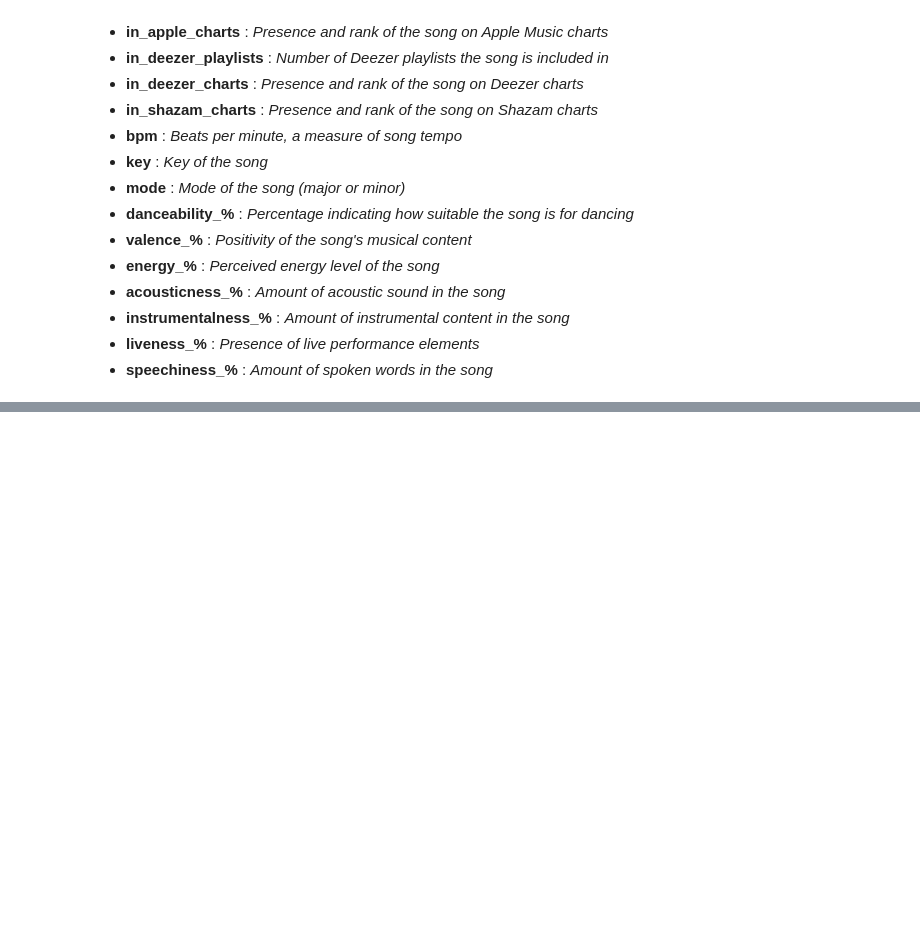
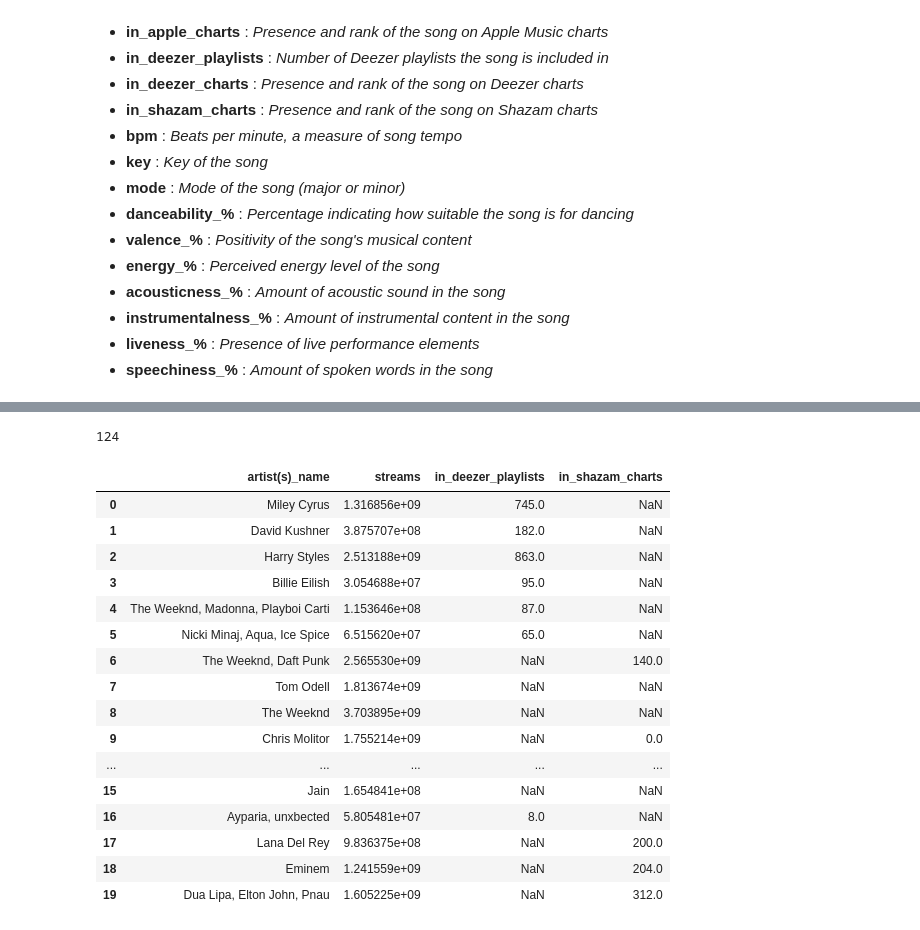
Before and after one commit to willablackmon/spotify_playlist_analysis, a Jupyter notebook: spotify_2023_data.ipynb, the cells around one changed output, grey strips where cells are left out. Drawn from its saved outputs; the diff is of its cells as text; code cells hidden in the pictures; blank space fills up the shorter version.

```diff
--- a/spotify_2023_data.ipynb
+++ b/spotify_2023_data.ipynb
@@ -130,0 +84,18 @@ None
+# %%
+#######################################
+# Convert three columns of objects to numeric:
+# errors='coerce' argument will replace all non-numeric values with NaN.)
+#######################################
+df_clean = df.copy()
+
+cols = ['streams','in_deezer_playlists','in_shazam_charts']
+df_clean[cols] = df_clean[cols].apply(pd.to_numeric, errors='coerce')
+# df_clean[cols] = pd.to_numeric(df_clean[cols],errors='coerce')
+
+###################################
+# Convert four columns of objects to strings:
+###################################
+str_cols = ['track_name','artist(s)_name','key','mode']
+df_clean[str_cols] = df_clean[str_cols].astype('string')
+
+display(df_clean.info())
@@ -130,0 +140,30 @@ None
+# %%
+############################################
+# Investigate rows with missing values
+############################################
+display(df_clean.isna().sum())
+
+# By calling any() on result of isnull(), check if each row and column contains
+# at least one NaN. Axis=1: applied to rows.
+
+# Use the any() method that returns True if there is at least one True in each row/column.
+# By default, it is applied to columns. If axis=1, it is applied to rows.
+display(df_clean.isnull().any(axis = 1).sum())
+
+# isnull() is an alias for isna(), and both are used interchangeably
+na_data = df_clean[df_clean.isna().any(axis=1)]
+# null_data = df_clean[df_clean.isnull().any(axis=1)]
+display(na_data[["artist(s)_name", "streams", "in_deezer_playlists", "in_shazam_charts"]].reset_index(drop=True).head(20))
+# display(null_data[["artist(s)_name", "streams", "in_deezer_playlists", "in_shazam_charts"]].reset_index().head(20))
+
+# df_issues = pd.isna(df_clean[["streams".])
+# display(df_clean[df_issues])
+# df_issues = pd.isna(df_clean["in_deezer_playlists"])
+# display(df_clean[df_issues])
+# df_issues = pd.isna(df_clean["in_shazam_charts"])
+# display(df_clean[df_issues])
+
+# dropna()  remove rows/columns containing missing values.
+# remove rows and columns where all values are NaN.
+# df2 = df.dropna(how='all').dropna(how='all', axis=1)
+# %% [output]
@@ -130,0 +187,18 @@ None
+124
+|  | artist(s)_name | streams | in_deezer_playlists | in_shazam_charts |
+| 0 | Miley Cyrus | 1.316856e+09 | 745.0 | NaN |
+| 1 | David Kushner | 3.875707e+08 | 182.0 | NaN |
+| 2 | Harry Styles | 2.513188e+09 | 863.0 | NaN |
+| 3 | Billie Eilish | 3.054688e+07 | 95.0 | NaN |
+| 4 | The Weeknd, Madonna, Playboi Carti | 1.153646e+08 | 87.0 | NaN |
+| 5 | Nicki Minaj, Aqua, Ice Spice | 6.515620e+07 | 65.0 | NaN |
+| 6 | The Weeknd, Daft Punk | 2.565530e+09 | NaN | 140.0 |
+| 7 | Tom Odell | 1.813674e+09 | NaN | NaN |
+| 8 | The Weeknd | 3.703895e+09 | NaN | NaN |
+| 9 | Chris Molitor | 1.755214e+09 | NaN | 0.0 |
+| ... | ... | ... | ... | ... |
+| 15 | Jain | 1.654841e+08 | NaN | NaN |
+| 16 | Ayparia, unxbected | 5.805481e+07 | 8.0 | NaN |
+| 17 | Lana Del Rey | 9.836375e+08 | NaN | 200.0 |
+| 18 | Eminem | 1.241559e+09 | NaN | 204.0 |
+| 19 | Dua Lipa, Elton John, Pnau | 1.605225e+09 | NaN | 312.0 |
```
Also changed, not shown: parts of 10 cells of this notebook.
